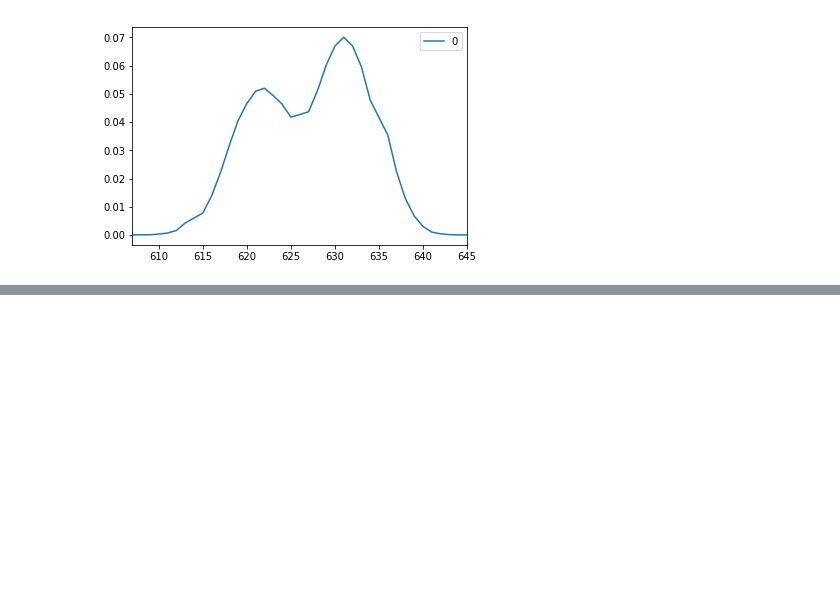
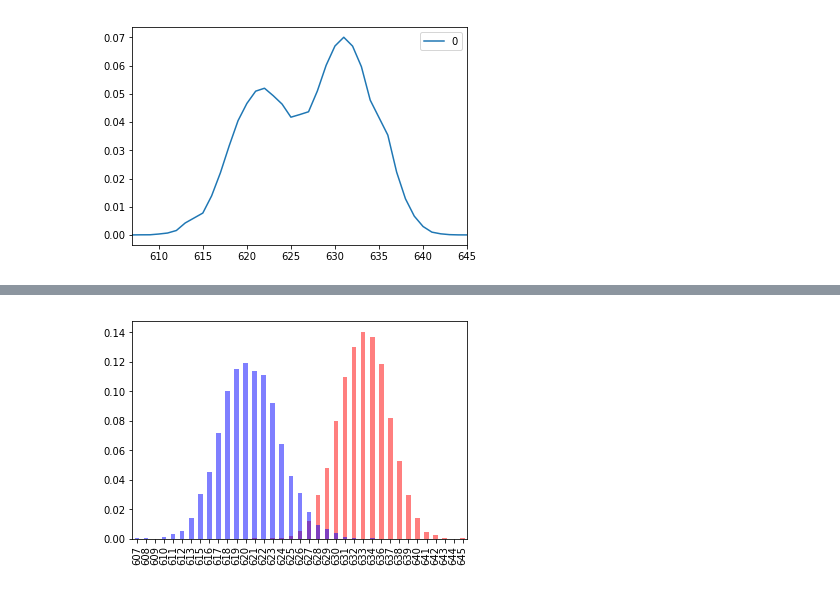
Before and after one commit to fugashy/probabilistic_robotics_simulator, a Jupyter notebook: basic_of_stochastic/multi_modal_distribution.ipynb, the cells around one changed output, grey strips where cells are left out. Drawn from its saved outputs; the diff is of its cells as text; code cells hidden in the pictures; blank space fills up the shorter version.

```diff
--- a/basic_of_stochastic/multi_modal_distribution.ipynb
+++ b/basic_of_stochastic/multi_modal_distribution.ipynb
@@ -211,0 +234,5 @@ dtype: float64
+# %%
+# P(x, t)からP(z | t)をつくってみる
+joint_z_t = probs
+cond_z_t = joint_z_t / p_t[0]
+cond_z_t
@@ -211,0 +258,6 @@ dtype: float64
+# %%
+(cond_z_t[6]).plot.bar(color='red', alpha=0.5)
+(cond_z_t[14]).plot.bar(color='blue', alpha=0.5)
+plt.show()
+# %% [output]
+[figure, added]
```
Also changed, not shown: parts of 3 cells of this notebook.
